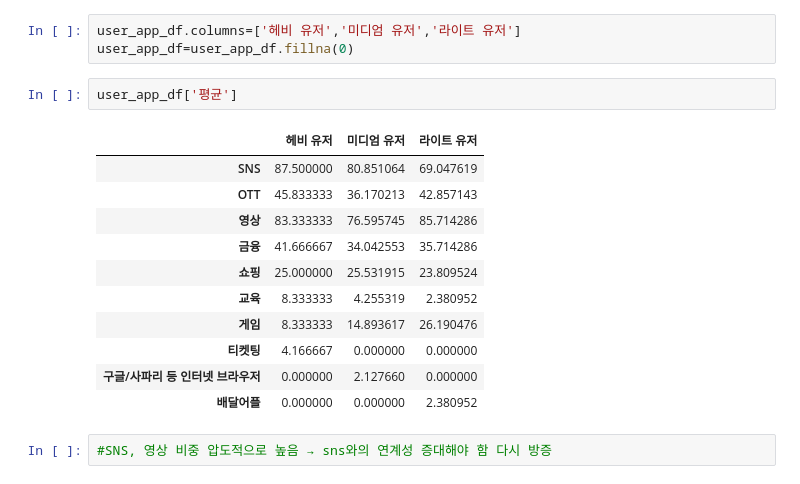
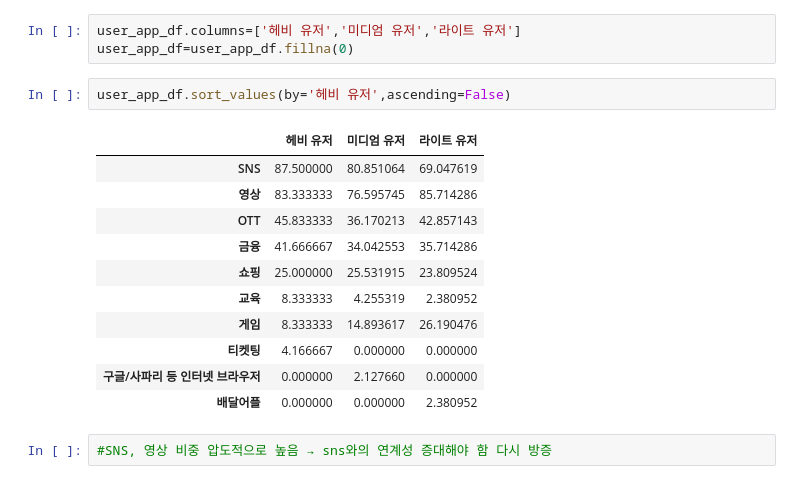
Before and after one commit to hachaeone/kamelo_survey_analysis, a Jupyter notebook: kamelo.ipynb, the cells around one changed output. Cells and saved outputs as stored; diff of their text form.

```diff
--- a/kamelo.ipynb
+++ b/kamelo.ipynb
@@ -127,12 +127,12 @@ light_df_transpose],axis=1, columns)
 user_app_df.columns=['헤비 유저','미디엄 유저','라이트 유저']
 user_app_df=user_app_df.fillna(0)
 # %%
-user_app_df['평균']
+user_app_df.sort_values(by='헤비 유저',ascending=False)
 # %% [output]
 |  | 헤비 유저 | 미디엄 유저 | 라이트 유저 |
 | SNS | 87.500000 | 80.851064 | 69.047619 |
+| 영상 | 83.333333 | 76.595745 | 85.714286 |
 | OTT | 45.833333 | 36.170213 | 42.857143 |
-| 영상 | 83.333333 | 76.595745 | 85.714286 |
 | 금융 | 41.666667 | 34.042553 | 35.714286 |
 | 쇼핑 | 25.000000 | 25.531915 | 23.809524 |
 | 교육 | 8.333333 | 4.255319 | 2.380952 |
```
